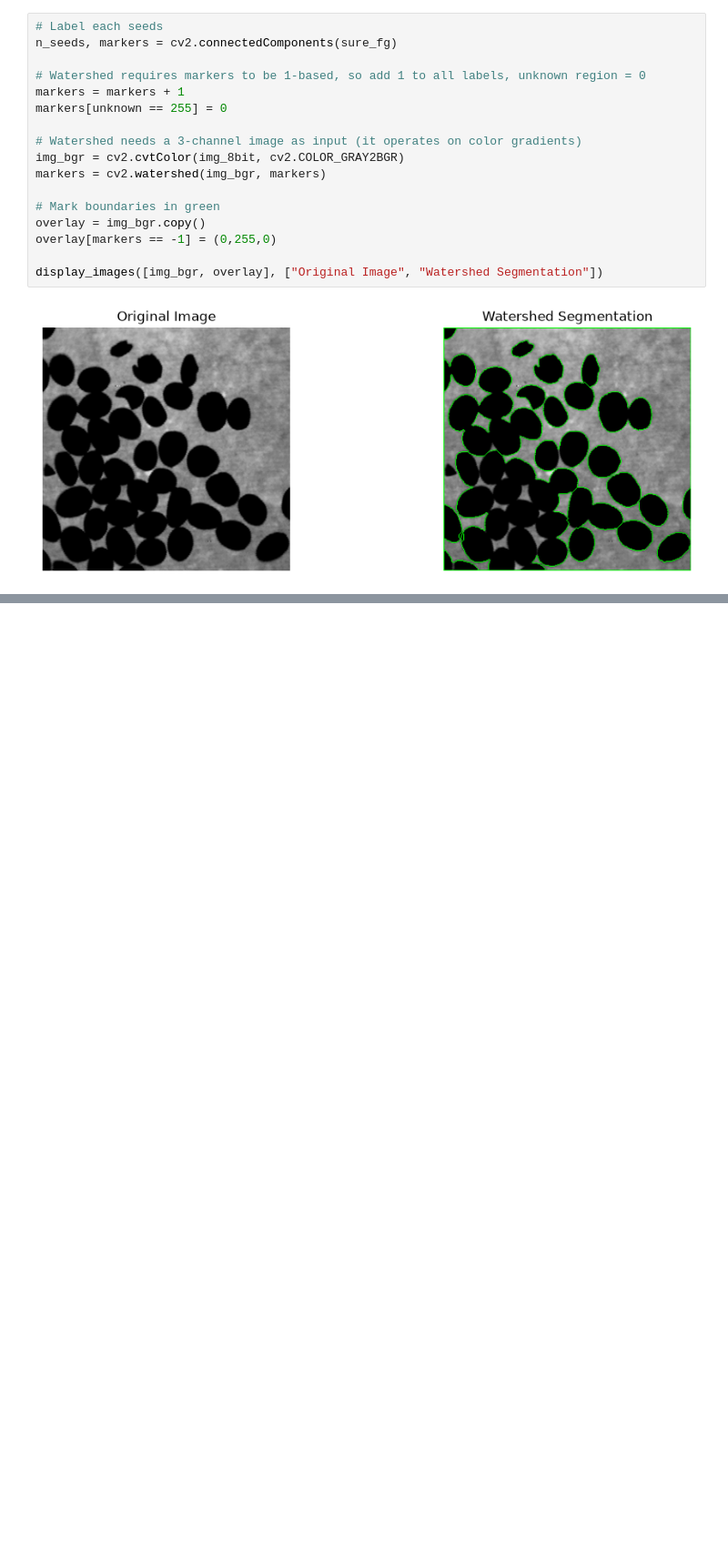
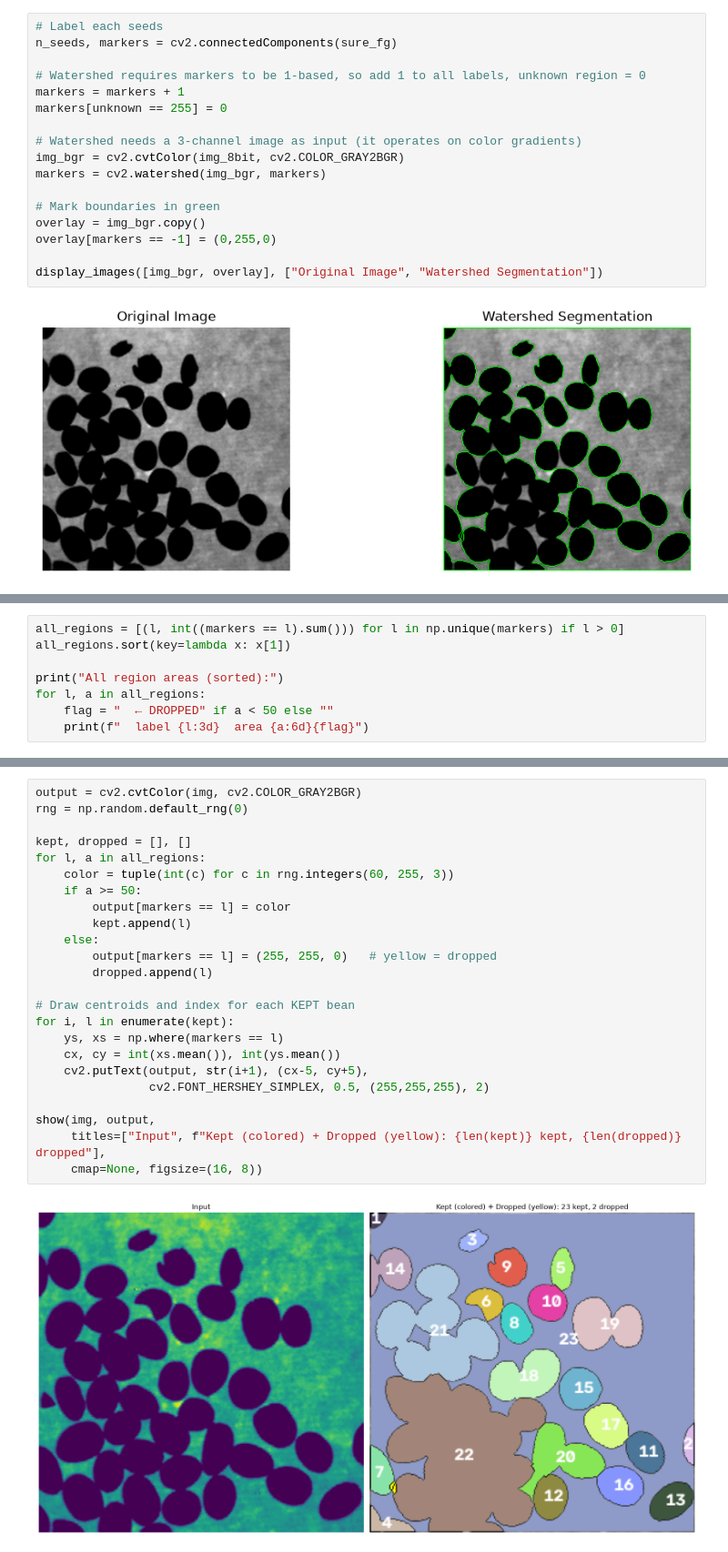
Before and after one commit to bdsh-14/unr-ee681-image-analysis, a Jupyter notebook: HW3/assignment3.ipynb, the cells around one changed output, grey strips where cells are left out. Shown at 91% size. Cells and saved outputs as stored; diff of their text form; blank space fills up the shorter version.

```diff
--- a/HW3/assignment3.ipynb
+++ b/HW3/assignment3.ipynb
@@ -189,0 +226,8 @@ display_images(
+# %%
+all_regions = [(l, int((markers == l).sum())) for l in np.unique(markers) if l > 0]
+all_regions.sort(key=lambda x: x[1])
+
+print("All region areas (sorted):")
+for l, a in all_regions:
+    flag = "  ← DROPPED" if a < 50 else ""
+    print(f"  label {l:3d}  area {a:6d}{flag}")
@@ -189,0 +252,26 @@ display_images(
+# %%
+output = cv2.cvtColor(img, cv2.COLOR_GRAY2BGR)
+rng = np.random.default_rng(0)
+
+kept, dropped = [], []
+for l, a in all_regions:
+    color = tuple(int(c) for c in rng.integers(60, 255, 3))
+    if a >= 50:
+        output[markers == l] = color
+        kept.append(l)
+    else:
+        output[markers == l] = (255, 255, 0)   # yellow = dropped
+        dropped.append(l)
+
+# Draw centroids and index for each KEPT bean
+for i, l in enumerate(kept):
+    ys, xs = np.where(markers == l)
+    cx, cy = int(xs.mean()), int(ys.mean())
+    cv2.putText(output, str(i+1), (cx-5, cy+5),
+                cv2.FONT_HERSHEY_SIMPLEX, 0.5, (255,255,255), 2)
+
+show(img, output,
+     titles=["Input", f"Kept (colored) + Dropped (yellow): {len(kept)} kept, {len(dropped)} dropped"],
+     cmap=None, figsize=(16, 8))
+# %% [output]
+[figure, added]
```
Also changed, not shown: parts of 10 cells of this notebook.
